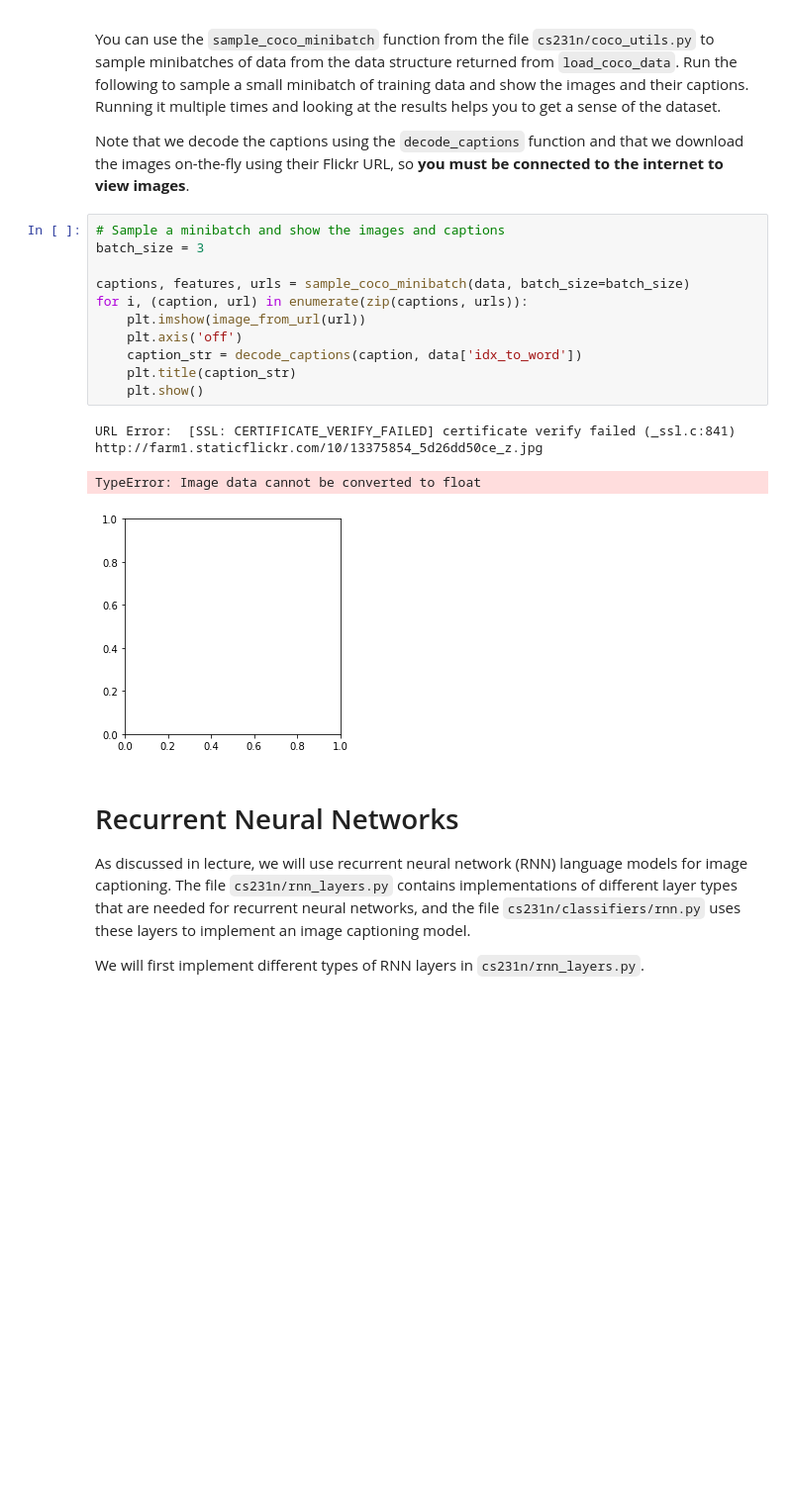
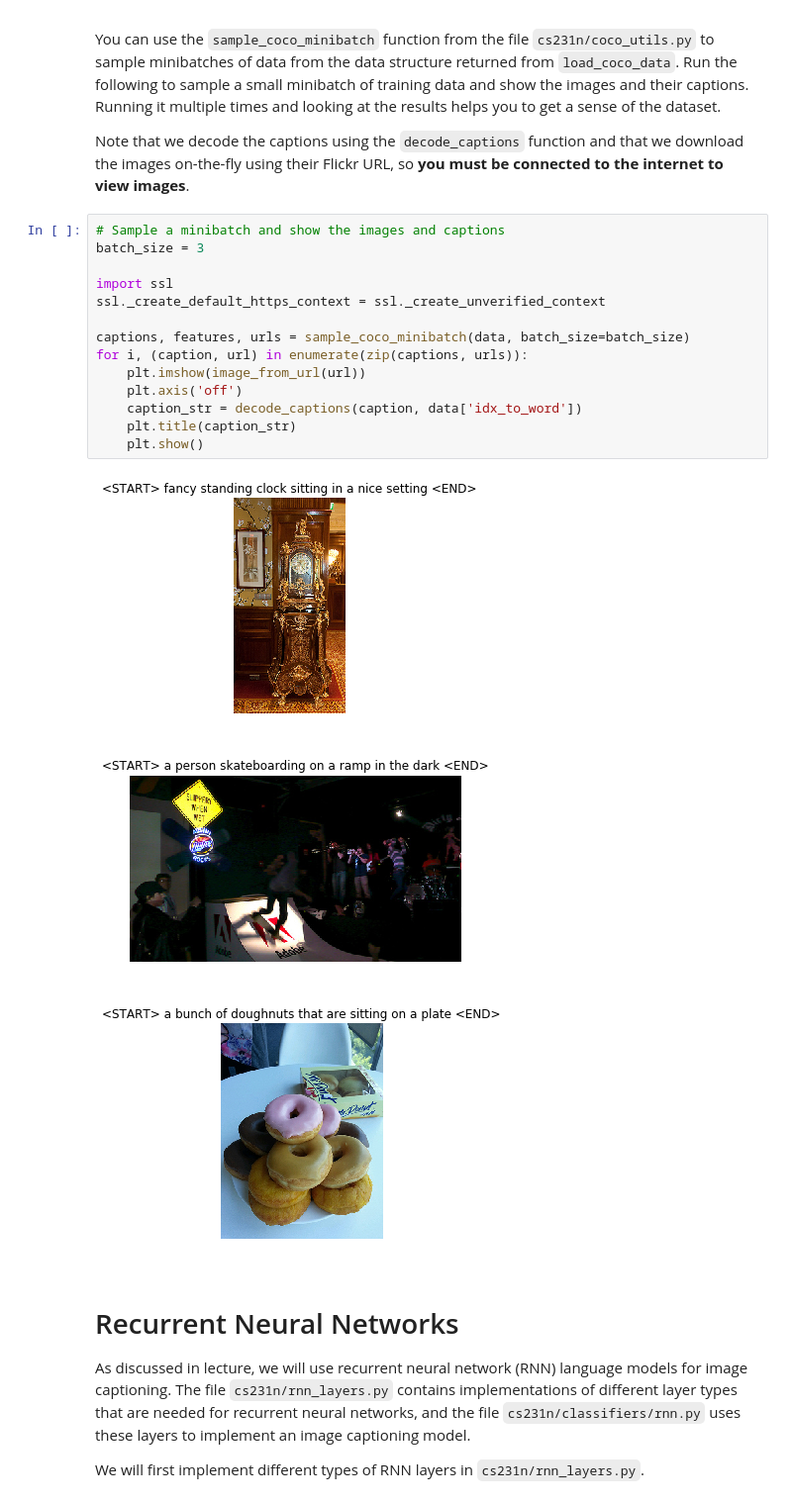
Before and after one commit to hgkdzbf6/cs231n-assignment, a Jupyter notebook: assignment3/RNN_Captioning.ipynb, the cells around one changed output. Shown: that part at 99% size. Cells and saved outputs as stored; diff of their text form; blank space fills up the shorter version.

```diff
--- a/assignment3/RNN_Captioning.ipynb
+++ b/assignment3/RNN_Captioning.ipynb
@@ -91,18 +91,21 @@ Note that we decode the captions using the `decode_captions` function and that w
 # %%
 # Sample a minibatch and show the images and captions
 batch_size = 3
+
+import ssl
+ssl._create_default_https_context = ssl._create_unverified_context
 
 captions, features, urls = sample_coco_minibatch(data, batch_size=batch_size)
 for i, (caption, url) in enumerate(zip(captions, urls)):
     plt.imshow(image_from_url(url))
     plt.axis('off')
     caption_str = decode_captions(caption, data['idx_to_word'])
     plt.title(caption_str)
     plt.show()
 # %% [output]
-URL Error:  [SSL: CERTIFICATE_VERIFY_FAILED] certificate verify failed (_ssl.c:841) http://farm1.staticflickr.com/10/13375854_5d26dd50ce_z.jpg
-TypeError: Image data cannot be converted to float
-[figure, old version]
+[figure, new version]
+[figure, added]
+[figure, added]
 # %% [markdown]
 # Recurrent Neural Networks
 As discussed in lecture, we will use recurrent neural network (RNN) language models for image captioning. The file `cs231n/rnn_layers.py` contains implementations of different layer types that are needed for recurrent neural networks, and the file `cs231n/classifiers/rnn.py` uses these layers to implement an image captioning model.
```
Also changed, not shown: parts of 12 cells of this notebook, 3 other files.
